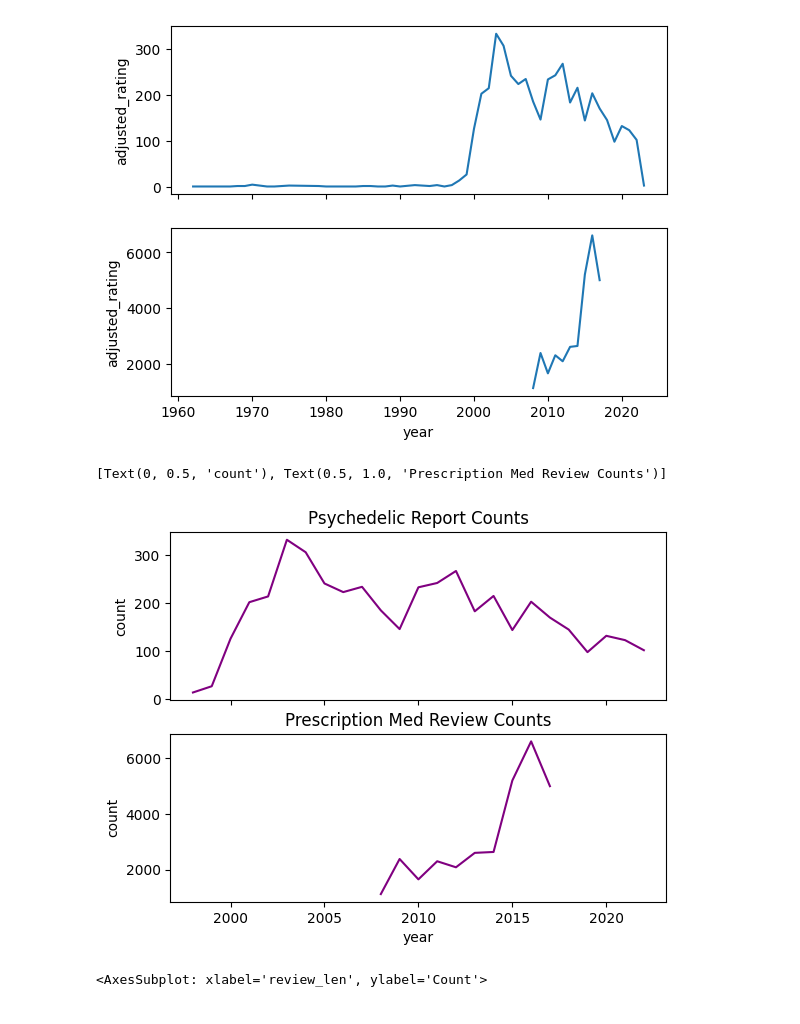
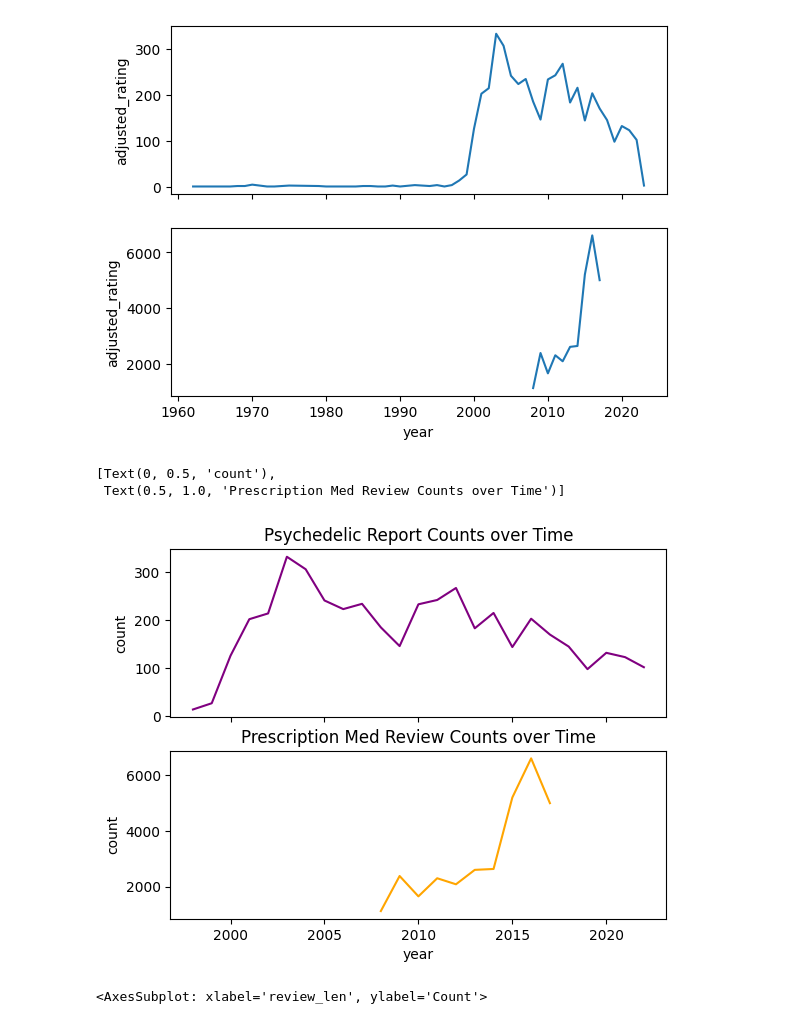
Before and after one commit to fractaldatalearning/psychedelic_efficacy, a Jupyter notebook: notebooks/10-kl-reports-engineer-ratings.ipynb, the cells around one changed output. Drawn from its saved outputs; the diff is of its cells as text; code cells hidden in the pictures.

Commit message:
creating visuals for reports

```diff
--- a/notebooks/10-kl-reports-engineer-ratings.ipynb
+++ b/notebooks/10-kl-reports-engineer-ratings.ipynb
@@ -534,13 +534,14 @@ sns.lineplot(data=studies_year_count, ax=axes[1])
 # %%
 # Zoom in a bit
 fig, axes = plt.subplots(nrows=2, ncols=1, sharex=True)
 sns.lineplot(data=psychedelic_year_count.iloc[:25], ax=axes[0], color='purple').set(
-    ylabel='count', title='Psychedelic Report Counts')
-sns.lineplot(data=studies_year_count, ax=axes[1], color='purple').set(
-    ylabel='count', title='Prescription Med Review Counts')
+    ylabel='count', title='Psychedelic Report Counts over Time')
+sns.lineplot(data=studies_year_count, ax=axes[1], color='orange').set(
+    ylabel='count', title='Prescription Med Review Counts over Time')
 # %% [output]
-[Text(0, 0.5, 'count'), Text(0.5, 1.0, 'Prescription Med Review Counts')]
+[Text(0, 0.5, 'count'),
+ Text(0.5, 1.0, 'Prescription Med Review Counts over Time')]
-[figure, old version]
+[figure, new version]
 # %%
 # How does the distribution of text lengths compare across the two datasets?
 fig, axes = plt.subplots(nrows=2, ncols=1, sharex=True)
```
Also changed, not shown: parts of 10 cells of this notebook, 14 other files.
